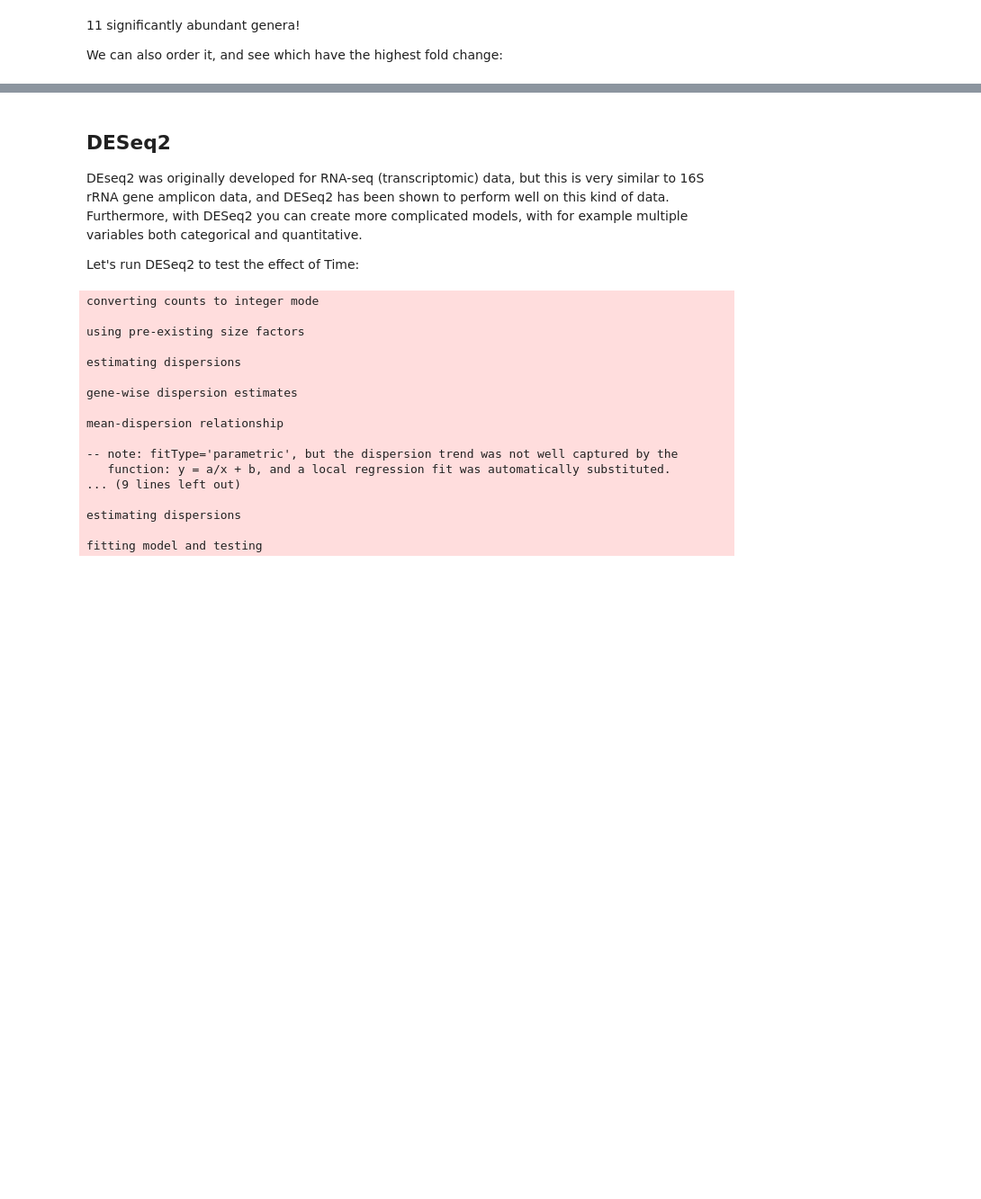
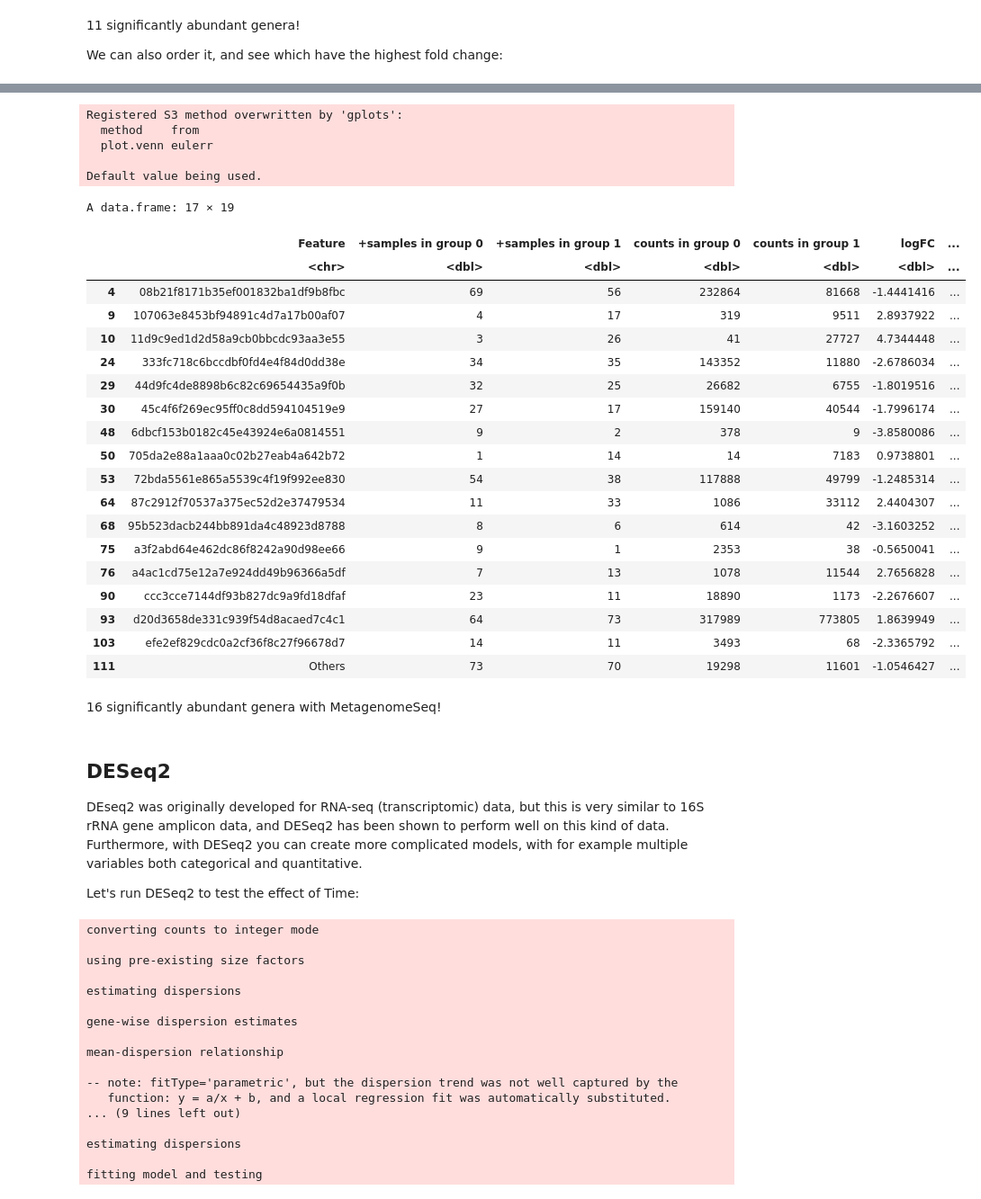
Before and after one commit to microUCPH/amplicon_data_analysis, a Jupyter notebook: ipynb/da.ipynb, the cells around one changed output, grey strips where cells are left out. Shown at 90% size. Drawn from its saved outputs; the diff is of its cells as text; code cells hidden in the pictures; blank space fills up the shorter version.

```diff
--- a/ipynb/da.ipynb
+++ b/ipynb/da.ipynb
@@ -124,3 +129,36 @@ A data.frame: 6 × 13
+# %%
+res_msf <- DA.msf(phy_genus_pre, predictor = "Delivery")
+# %% [output]
+Registered S3 method overwritten by 'gplots':
+  method    from
+  plot.venn eulerr
+
+Default value being used.
+# %%
+res_msf[res_msf$pval.adj <= 0.05, ]
+# %% [output]
+A data.frame: 17 × 19
+|  | Feature | +samples in group 0 | +samples in group 1 | counts in group 0 | counts in group 1 | logFC | ... |
+|  | <chr> | <dbl> | <dbl> | <dbl> | <dbl> | <dbl> | ... |
+| 4 | 08b21f8171b35ef001832ba1df9b8fbc | 69 | 56 | 232864 | 81668 | -1.4441416 | ... |
+| 9 | 107063e8453bf94891c4d7a17b00af07 | 4 | 17 | 319 | 9511 | 2.8937922 | ... |
+| 10 | 11d9c9ed1d2d58a9cb0bbcdc93aa3e55 | 3 | 26 | 41 | 27727 | 4.7344448 | ... |
+| 24 | 333fc718c6bccdbf0fd4e4f84d0dd38e | 34 | 35 | 143352 | 11880 | -2.6786034 | ... |
+| 29 | 44d9fc4de8898b6c82c69654435a9f0b | 32 | 25 | 26682 | 6755 | -1.8019516 | ... |
+| 30 | 45c4f6f269ec95ff0c8dd594104519e9 | 27 | 17 | 159140 | 40544 | -1.7996174 | ... |
+| 48 | 6dbcf153b0182c45e43924e6a0814551 | 9 | 2 | 378 | 9 | -3.8580086 | ... |
+| 50 | 705da2e88a1aaa0c02b27eab4a642b72 | 1 | 14 | 14 | 7183 | 0.9738801 | ... |
+| 53 | 72bda5561e865a5539c4f19f992ee830 | 54 | 38 | 117888 | 49799 | -1.2485314 | ... |
+| 64 | 87c2912f70537a375ec52d2e37479534 | 11 | 33 | 1086 | 33112 | 2.4404307 | ... |
+| 68 | 95b523dacb244bb891da4c48923d8788 | 8 | 6 | 614 | 42 | -3.1603252 | ... |
+| 75 | a3f2abd64e462dc86f8242a90d98ee66 | 9 | 1 | 2353 | 38 | -0.5650041 | ... |
+| 76 | a4ac1cd75e12a7e924dd49b96366a5df | 7 | 13 | 1078 | 11544 | 2.7656828 | ... |
+| 90 | ccc3cce7144df93b827dc9a9fd18dfaf | 23 | 11 | 18890 | 1173 | -2.2676607 | ... |
+| 93 | d20d3658de331c939f54d8acaed7c4c1 | 64 | 73 | 317989 | 773805 | 1.8639949 | ... |
+| 103 | efe2ef829cdc0a2cf36f8c27f96678d7 | 14 | 11 | 3493 | 68 | -2.3365792 | ... |
+| 111 | Others | 73 | 70 | 19298 | 11601 | -1.0546427 | ... |
+# %% [markdown]
+16 significantly abundant genera with MetagenomeSeq!
 # %% [markdown]
 ## DESeq2<a class="anchor" id="ds2"></a>
 DEseq2 was originally developed for RNA-seq (transcriptomic) data, but this is very similar to 16S rRNA gene amplicon data, and DESeq2 has been shown to perform well on this kind of data. Furthermore, with DESeq2 you can create more complicated models, with for example multiple variables both categorical and quantitative.
```
Also changed, not shown: parts of 2 cells of this notebook, 1 other file.
